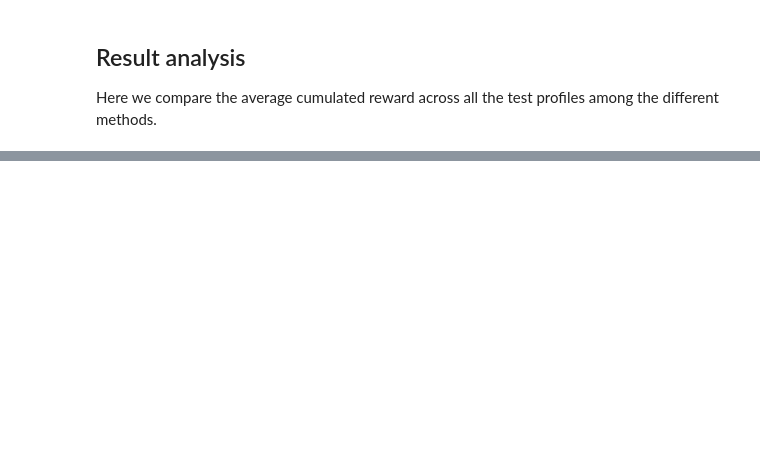
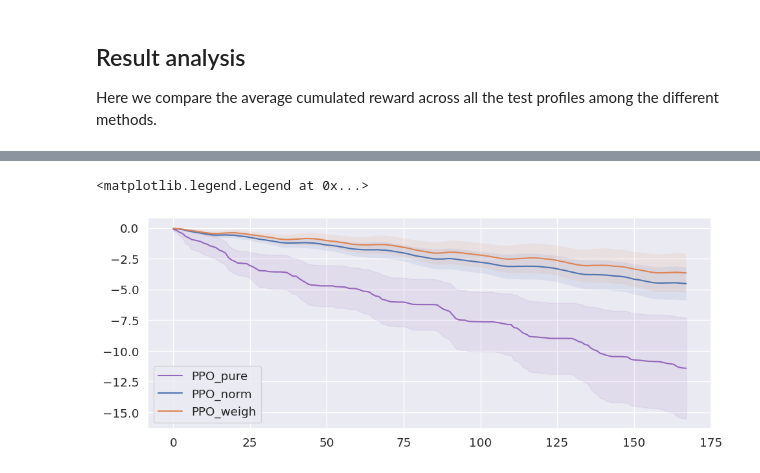
Before and after one commit to Daveonwave/ErNESTO-gym, a Jupyter notebook: examples/single_agent/benchmarks.ipynb, the cells around one changed output, grey strips where cells are left out. Cells and saved outputs as stored; diff of their text form; code cells hidden in the pictures; blank space fills up the shorter version.

```diff
--- a/examples/single_agent/benchmarks.ipynb
+++ b/examples/single_agent/benchmarks.ipynb
@@ -423,3 +295,45 @@ for i, alg in enumerate(rewards.keys()):
+# %%
+fig, ax = plt.subplots(1, 1, figsize=(10, 4), tight_layout=True)
+
+# for i, alg in enumerate(rewards.keys()):
+cum_rewards_pure = []
+cum_rewards_norm = []
+cum_rewards_weigh = []
+for profile in rewards[alg].keys():
+    # cum_rewards.append(np.cumsum([rewards[alg][profile]['pure'][i][0] + rewards[alg][profile]['pure'][i][1] + rewards[alg][profile]['pure'][i][2] for i in range(len(rewards[alg][profile]['pure']))]))
+    # cum_rewards.append(np.cumsum([rewards['ppo'][profile]['pure'][i][0] + rewards['ppo'][profile]['pure'][i][1] + rewards['ppo'][profile]['pure'][i][2] for i in range(len(rewards['ppo'][profile]['pure']))]))
+    # cum_rewards.append(np.cumsum([rewards['ppo'][profile]['norm'][i][0] + rewards['ppo'][profile]['norm'][i][1] + rewards['ppo'][profile]['norm'][i][2] for i in range(len(rewards['ppo'][profile]['norm']))]))
+    cum_rewards_pure.append(np.cumsum([rewards['ppo'][profile]['pure'][i][0] + rewards['ppo'][profile]['pure'][i][1] + rewards['ppo'][profile]['pure'][i][2] for i in range(len(rewards['ppo'][profile]['norm']))]))
+    cum_rewards_norm.append(np.cumsum([rewards['ppo'][profile]['norm'][i][0] + rewards['ppo'][profile]['norm'][i][1] + rewards['ppo'][profile]['norm'][i][2] for i in range(len(rewards['ppo'][profile]['norm']))]))
+    cum_rewards_weigh.append(np.cumsum([rewards['ppo'][profile]['weigh'][i][0] + rewards['ppo'][profile]['weigh'][i][1] + rewards['ppo'][profile]['weigh'][i][2] for i in range(len(rewards['ppo'][profile]['norm']))]))
+
+means_pure = np.mean(cum_rewards_pure, axis=0)
+stds_pure = np.std(cum_rewards_pure, axis=0)
+ci_pure = 1.96 * stds_pure/np.sqrt(len(rewards[alg].keys()))
+
+means_norm = np.mean(cum_rewards_norm, axis=0)
+stds_norm = np.std(cum_rewards_norm, axis=0)
+ci_norm = 1.96 * stds_norm/np.sqrt(len(rewards[alg].keys()))
+
+means_weigh = np.mean(cum_rewards_weigh, axis=0)
+stds_weigh = np.std(cum_rewards_weigh, axis=0)
+ci_weigh = 1.96 * stds_weigh/np.sqrt(len(rewards[alg].keys()))
+
+
+ax.plot(means_pure, label='PPO_pure', color=alg_color[alg])
+ax.fill_between(range(len(means_pure)), means_pure + ci_pure, means_pure - ci_pure, color=alg_color[alg], alpha=0.1)
+# ax.legend()
+
+ax.plot(means_norm, label='PPO_norm')
+ax.fill_between(range(len(means_norm)), means_norm + ci_norm, means_norm - ci_norm, alpha=0.1)
+# ax.legend()
+
+ax.plot(means_weigh, label='PPO_weigh')
+ax.fill_between(range(len(means_weigh)), means_weigh + ci_weigh, means_weigh - ci_weigh, alpha=0.1)
+ax.legend()
+# %% [output]
+<matplotlib.legend.Legend at 0x...>
+[figure, added]
 # %%
 box_data = {}
 colors = []
```
Also changed, not shown: parts of 12 cells of this notebook, 29 other files.
